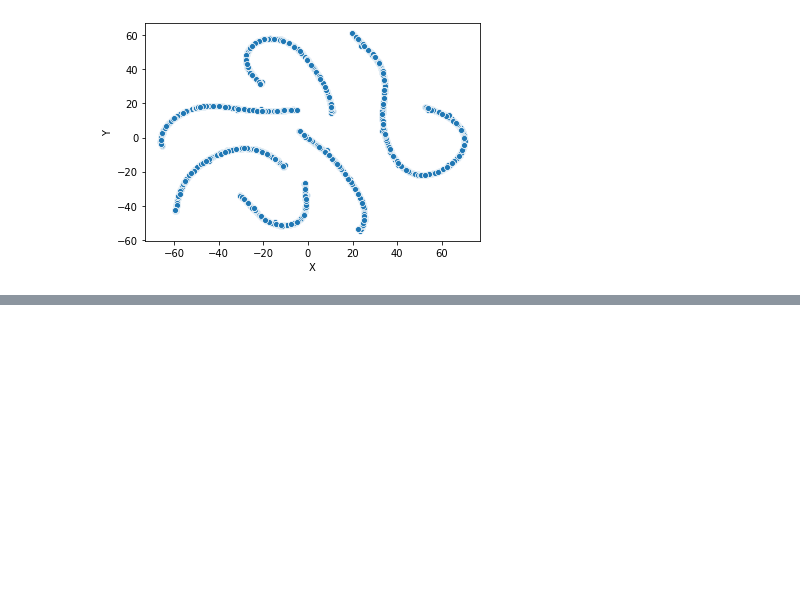
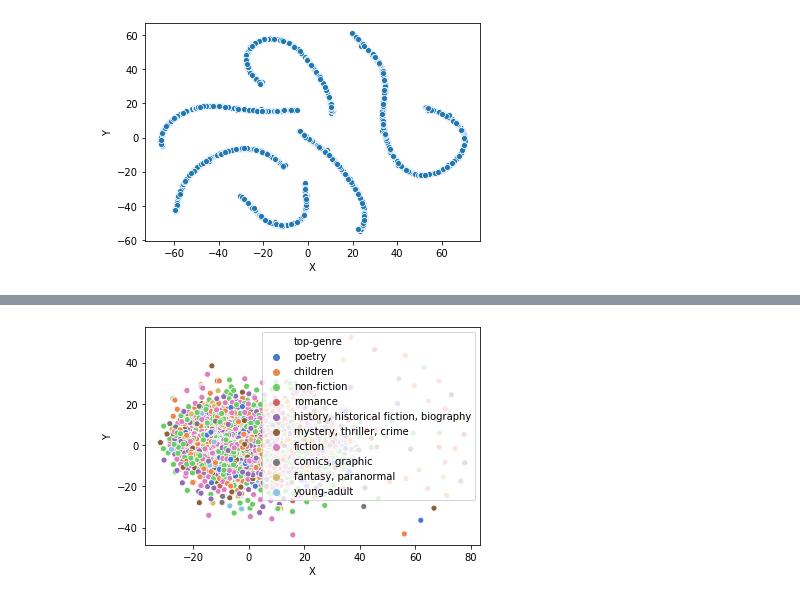
Before and after one commit to Ambbbbberwang/guess_u_like, a Jupyter notebook: OLD/ScratchWork.ipynb, the cells around one changed output, grey strips where cells are left out. Drawn from its saved outputs; the diff is of its cells as text; code cells hidden in the pictures; blank space fills up the shorter version.

```diff
--- a/OLD/ScratchWork.ipynb
+++ b/OLD/ScratchWork.ipynb
@@ -234,0 +240,23 @@ sns.scatterplot(x="X", y="Y", data=tsne_df)
+# %%
+#import matplotlib
+#matplotlib.use('Agg')
+
+import matplotlib.pyplot as plt
+import seaborn as sns
+from sklearn.manifold import TSNE
+import pandas as pd
+from glob import glob
+from sklearn import preprocessing
+
+filename = '/Users/lisacombs/Documents/BIGDATA/final-project-guess_u_like/part-00000-d06f1a4f-d24f-4454-aed8-054eed089035-c000.csv'
+filename=path
+items = pd.read_csv(filename, engine='python', header=None)
+print('read data.')
+#print(items.head())
+num_features = items.shape[1]
+
+# sample data
+items = items.sample(n=sample, random_state=seed, replace=False)
+print('sampled data.')
+
+items.head()
@@ -234,0 +272,20 @@ sns.scatterplot(x="X", y="Y", data=tsne_df)
+# %%
+X = items.iloc[:,1:num_features-1]
+standardized_X = preprocessing.scale(X)
+# %%
+p=50
+
+tsne = TSNE(n_components=2, random_state=seed, perplexity=p, n_iter = 1000)
+tsne_obj= tsne.fit_transform(standardized_X)
+tsne_df = pd.DataFrame({'X':tsne_obj[:,0],'Y':tsne_obj[:,1],'top-genre':items.iloc[:,-1]})
+
+sns.scatterplot(x="X", y="Y", hue="top-genre", palette=sns.color_palette("muted"),legend='full', data=tsne_df)
+
+#print(tsne_df)
+
+#print('plotting data.')
+
+#sns_plot.figure.savefig('tsne_test.png')
+plt.show()
+# %% [output]
+[figure, added]
```
Also changed, not shown: parts of 7 cells of this notebook, 1 other file.
